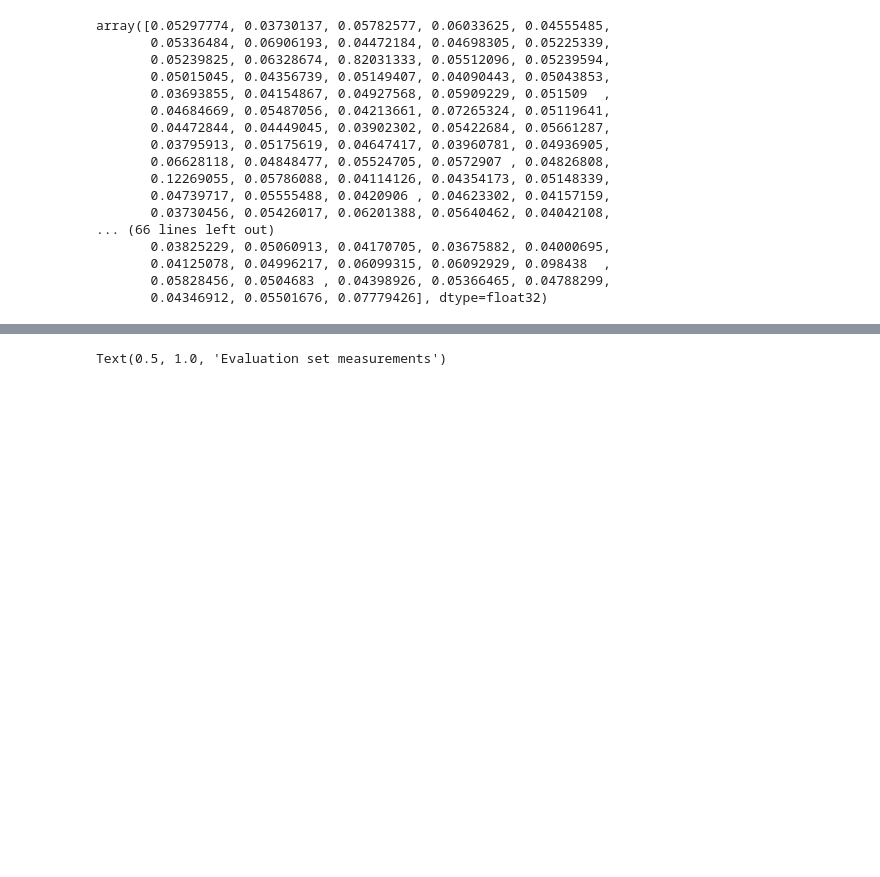
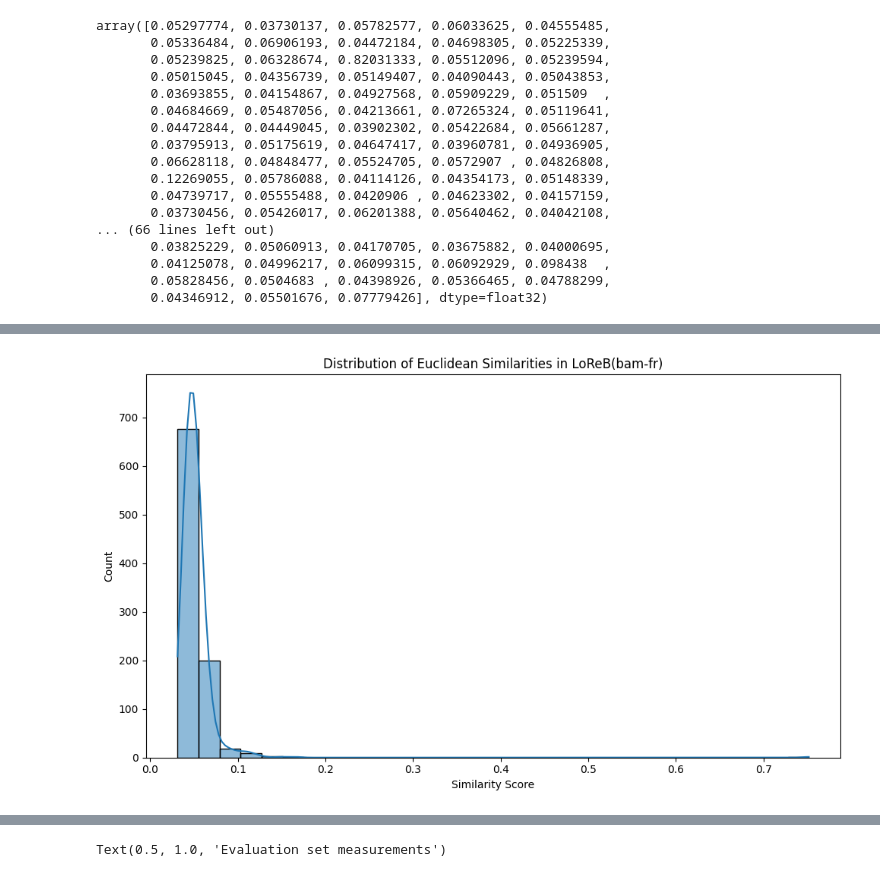
Before and after one commit to FaezeM/NLP_Bambara, a Jupyter notebook: similarity.ipynb, the cells around one changed output, grey strips where cells are left out. Saved outputs shown, nothing was run; the diff lists cells and outputs as text; code cells hidden in the pictures; blank space fills up the shorter version.

```diff
--- a/similarity.ipynb
+++ b/similarity.ipynb
@@ -147,3 +258,6 @@ array([0.0481327 , 0.04619471, 0.05707689, 0.05759201, 0.05565496,
        0.06533156, 0.0601082 , 0.05968378, 0.04280037, 0.04370008,
        0.0433921 , 0.05372311, 0.04495372, 0.05944861, 0.06479153],
       dtype=float32)
+# %%
+euclidean_bam_fr_loc = euclidean_dist(bam_embeddings_loc, fr_embeddings_loc)
+euclidean_bam_fr_loc
@@ -258,0 +418,4 @@ import matplotlib.pyplot as plt
+# %%
+distribution_graph(euclidean_bam_fr_loc, 'Distribution of Euclidean Similarities in LoReB(bam-fr)', 'Similarity Score')
+# %% [output]
+[figure, added]
```
Also changed, not shown: parts of 25 cells of this notebook.
